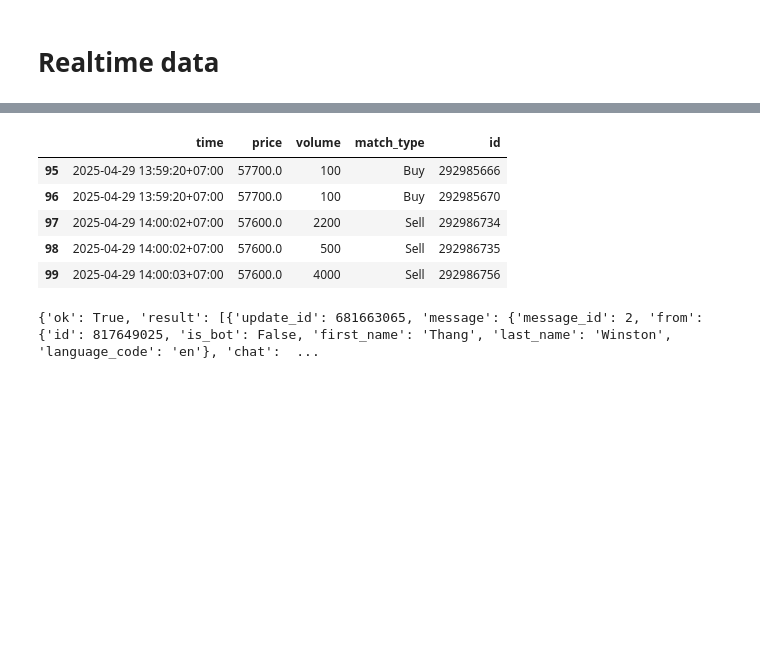
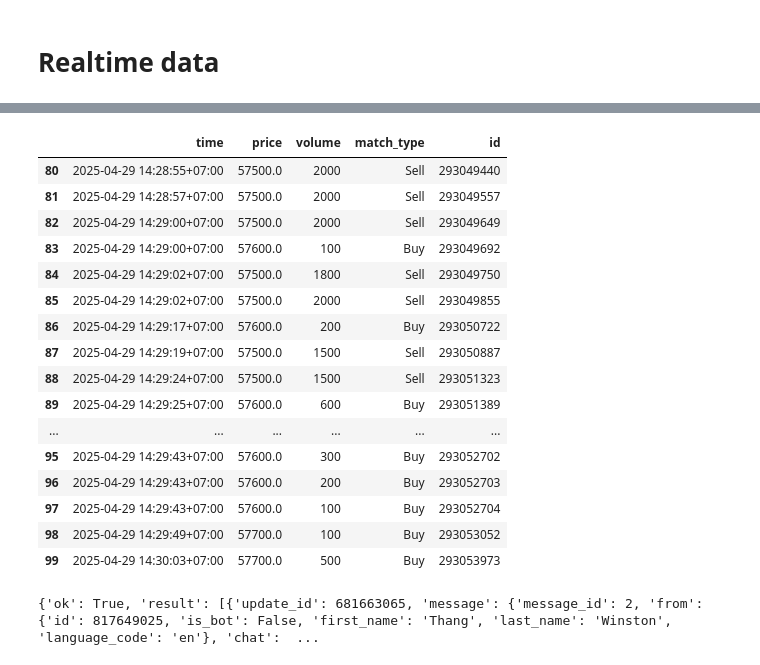
Before and after one commit to thangtm58/trading_algorithm, a Jupyter notebook: ssi.ipynb, the cells around one changed output, grey strips where cells are left out. Saved outputs shown, nothing was run; the diff lists cells and outputs as text; code cells hidden in the pictures; blank space fills up the shorter version.

```diff
--- a/ssi.ipynb
+++ b/ssi.ipynb
@@ -233,12 +199,23 @@ plt.show()
 # %%
-stock.quote.intraday(symbol='VCB').tail()
+stock.quote.intraday(symbol='VCB').tail(20)
 # %% [output]
 |  | time | price | volume | match_type | id |
-| 95 | 2025-04-29 13:59:20+07:00 | 57700.0 | 100 | Buy | 292985666 |
-| 96 | 2025-04-29 13:59:20+07:00 | 57700.0 | 100 | Buy | 292985670 |
-| 97 | 2025-04-29 14:00:02+07:00 | 57600.0 | 2200 | Sell | 292986734 |
-| 98 | 2025-04-29 14:00:02+07:00 | 57600.0 | 500 | Sell | 292986735 |
-| 99 | 2025-04-29 14:00:03+07:00 | 57600.0 | 4000 | Sell | 292986756 |
+| 80 | 2025-04-29 14:28:55+07:00 | 57500.0 | 2000 | Sell | 293049440 |
+| 81 | 2025-04-29 14:28:57+07:00 | 57500.0 | 2000 | Sell | 293049557 |
+| 82 | 2025-04-29 14:29:00+07:00 | 57500.0 | 2000 | Sell | 293049649 |
+| 83 | 2025-04-29 14:29:00+07:00 | 57600.0 | 100 | Buy | 293049692 |
+| 84 | 2025-04-29 14:29:02+07:00 | 57500.0 | 1800 | Sell | 293049750 |
+| 85 | 2025-04-29 14:29:02+07:00 | 57500.0 | 2000 | Sell | 293049855 |
+| 86 | 2025-04-29 14:29:17+07:00 | 57600.0 | 200 | Buy | 293050722 |
+| 87 | 2025-04-29 14:29:19+07:00 | 57500.0 | 1500 | Sell | 293050887 |
+| 88 | 2025-04-29 14:29:24+07:00 | 57500.0 | 1500 | Sell | 293051323 |
+| 89 | 2025-04-29 14:29:25+07:00 | 57600.0 | 600 | Buy | 293051389 |
+| ... | ... | ... | ... | ... | ... |
+| 95 | 2025-04-29 14:29:43+07:00 | 57600.0 | 300 | Buy | 293052702 |
+| 96 | 2025-04-29 14:29:43+07:00 | 57600.0 | 200 | Buy | 293052703 |
+| 97 | 2025-04-29 14:29:43+07:00 | 57600.0 | 100 | Buy | 293052704 |
+| 98 | 2025-04-29 14:29:49+07:00 | 57700.0 | 100 | Buy | 293053052 |
+| 99 | 2025-04-29 14:30:03+07:00 | 57700.0 | 500 | Buy | 293053973 |
 # %%
 while True:
 # %%
```
Also changed, not shown: parts of 12 cells of this notebook.
